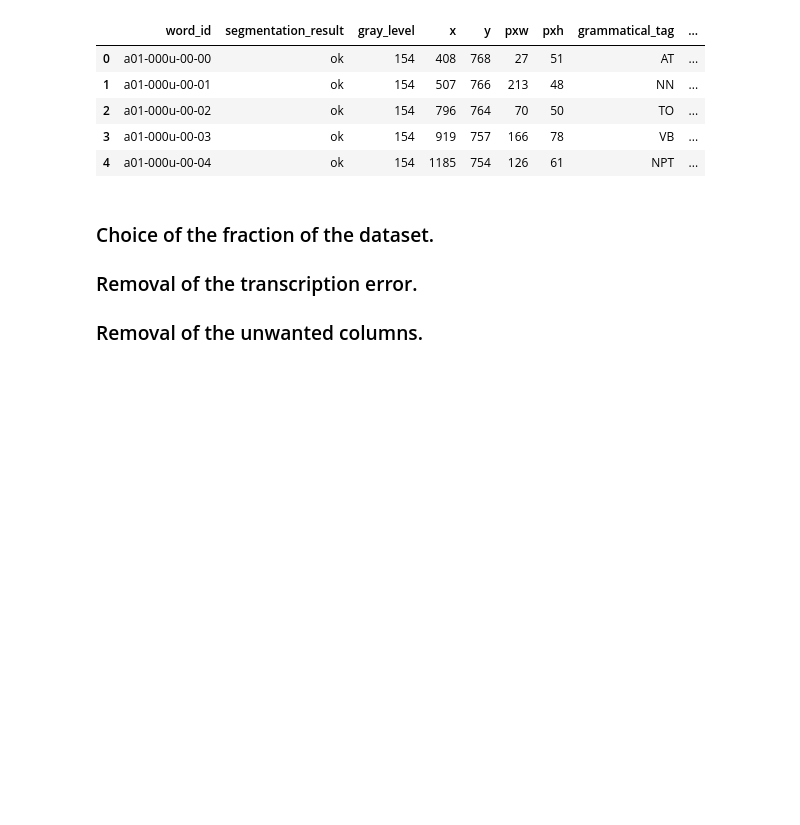
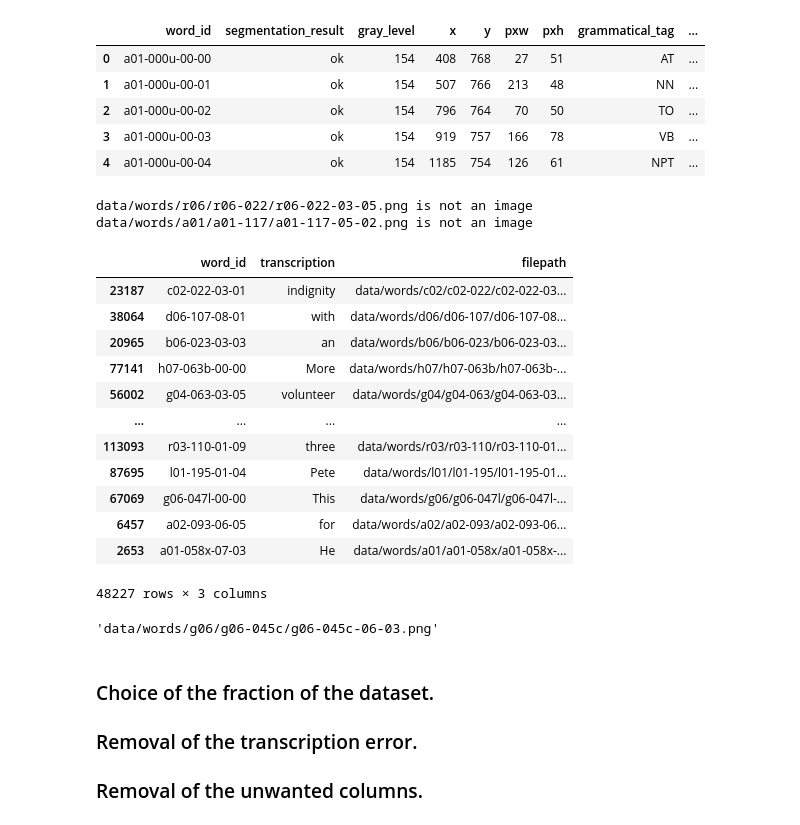
Before and after one commit to Zokoban/pyOCRTEN, a Jupyter notebook: ocr_project.ipynb, the cells around one changed output. Cells and saved outputs as stored; diff of their text form; code cells hidden in the pictures; blank space fills up the shorter version.

Commit message:
Removal of corrupt image

```diff
--- a/ocr_project.ipynb
+++ b/ocr_project.ipynb
@@ -50,3 +52,41 @@ word_txt Length:  115320
 | 2 | a01-000u-00-02 | ok | 154 | 796 | 764 | 70 | 50 | TO | ... |
 | 3 | a01-000u-00-03 | ok | 154 | 919 | 757 | 166 | 78 | VB | ... |
 | 4 | a01-000u-00-04 | ok | 154 | 1185 | 754 | 126 | 61 | NPT | ... |
+# %%
+from pathlib import Path
+import imghdr
+
+data_dir = "data/words/"
+image_extensions = [".png"]  # add there all your images file extensions
+
+img_type_accepted_by_tf = ["png"]
+for filepath in Path(data_dir).rglob("*"):
+    if filepath.suffix.lower() in image_extensions:
+        img_type = imghdr.what(filepath)
+        if img_type is None:
+            print(f"{filepath} is not an image")
+        elif img_type not in img_type_accepted_by_tf:
+            print(f"{filepath} is a {img_type}, not accepted by TensorFlow")
+# %% [output]
+data/words/r06/r06-022/r06-022-03-05.png is not an image
+data/words/a01/a01-117/a01-117-05-02.png is not an image
+# %%
+df.drop(labels=df[df.filepath=="data/words/r06/r06-022/r06-022-03-05.png"].index)
+# %% [output]
+|  | word_id | transcription | filepath |
+| 23187 | c02-022-03-01 | indignity | data/words/c02/c02-022/c02-022-03... |
+| 38064 | d06-107-08-01 | with | data/words/d06/d06-107/d06-107-08... |
+| 20965 | b06-023-03-03 | an | data/words/b06/b06-023/b06-023-03... |
+| 77141 | h07-063b-00-00 | More | data/words/h07/h07-063b/h07-063b-... |
+| 56002 | g04-063-03-05 | volunteer | data/words/g04/g04-063/g04-063-03... |
+| ... | ... | ... | ... |
+| 113093 | r03-110-01-09 | three | data/words/r03/r03-110/r03-110-01... |
+| 87695 | l01-195-01-04 | Pete | data/words/l01/l01-195/l01-195-01... |
+| 67069 | g06-047l-00-00 | This | data/words/g06/g06-047l/g06-047l-... |
+| 6457 | a02-093-06-05 | for | data/words/a02/a02-093/a02-093-06... |
+| 2653 | a01-058x-07-03 | He | data/words/a01/a01-058x/a01-058x-... |
+48227 rows × 3 columns
+# %%
+df.filepath.iloc[0]
+# %% [output]
+'data/words/g06/g06-045c/g06-045c-06-03.png'
```
Also changed, not shown: parts of 9 cells of this notebook.
